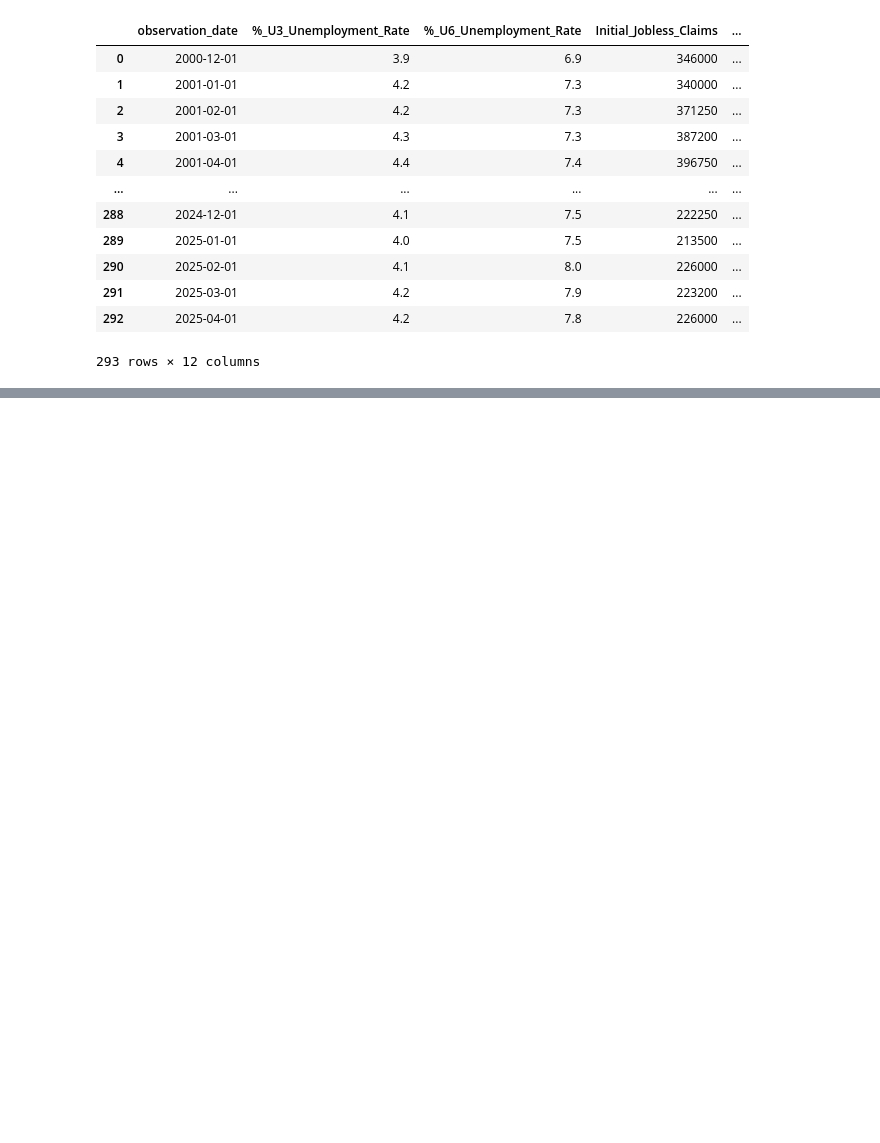
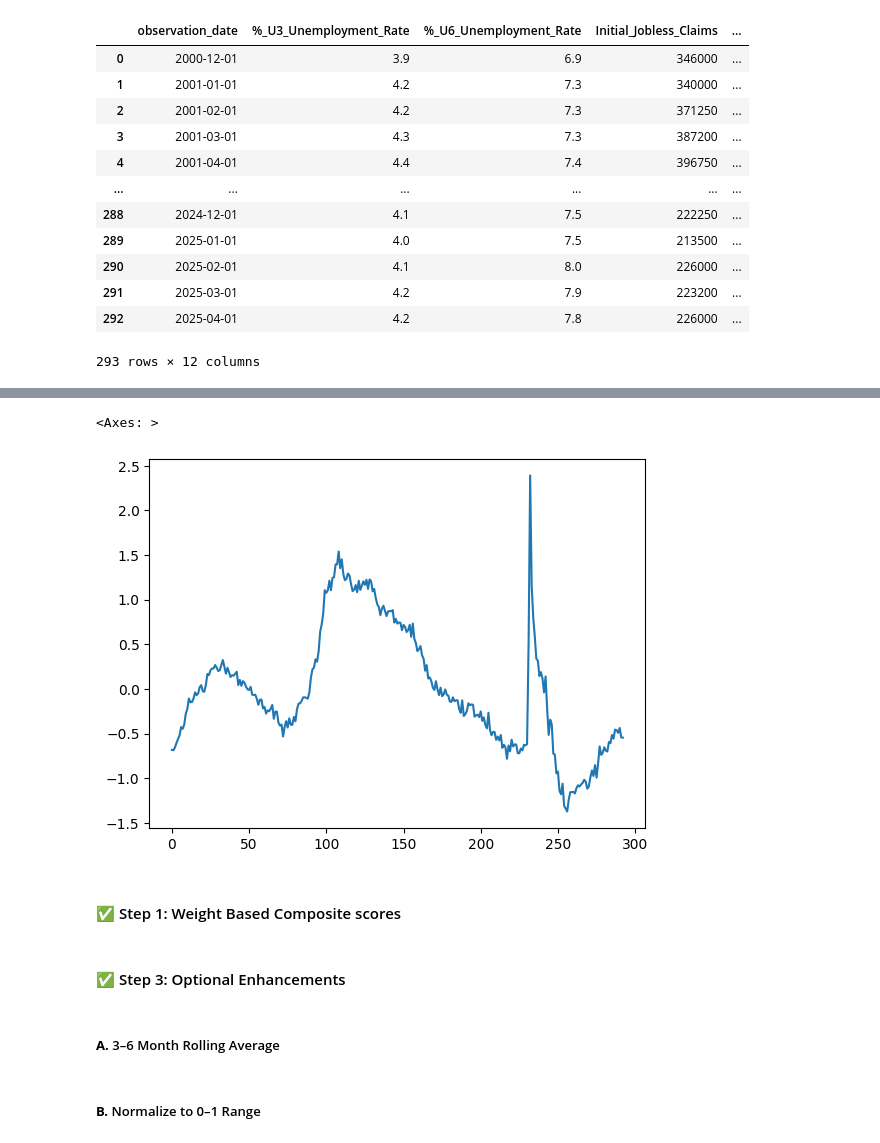
Before and after one commit to Makster04/Labor_Market_Index, a Jupyter notebook: JobMarket.ipynb, the cells around one changed output, grey strips where cells are left out. Saved outputs shown, nothing was run; the diff lists cells and outputs as text; code cells hidden in the pictures; blank space fills up the shorter version.

```diff
--- a/JobMarket.ipynb
+++ b/JobMarket.ipynb
@@ -282,0 +354,20 @@ Index(['observation_date', 'Average_Weekly_Earnings',
+# %%
+from scipy.stats import zscore
+
+# Z-scores for ↑ = more frozen (keep direction as-is)
+Full_Dataset_df['MedianWeeks_z']     = zscore(Full_Dataset_df['Median_Weeks_Unemployed'], nan_policy='omit')
+Full_Dataset_df['U3Rate_z']          = zscore(Full_Dataset_df['%_U3_Unemployment_Rate'], nan_policy='omit')
+Full_Dataset_df['InitialClaims_z']   = zscore(Full_Dataset_df['Initial_Jobless_Claims'], nan_policy='omit')
+Full_Dataset_df['U6_U3_Spread_z']    = zscore(Full_Dataset_df['U6_U3_Spread'], nan_policy='omit')
+
+# Z-scores for ↓ = more frozen (reverse the direction by multiplying by -1)
+Full_Dataset_df['OpeningsPerUnemp_z'] = -1 * zscore(Full_Dataset_df['Openings_Per_Unemployed'], nan_policy='omit')
+Full_Dataset_df['QuitRate_z']         = -1 * zscore(Full_Dataset_df['Quits_Rate'], nan_policy='omit')
+Full_Dataset_df['QuitsToLayoffs_z']   = -1 * zscore(Full_Dataset_df['Quits_to_Layoffs'], nan_policy='omit')
+Full_Dataset_df['PrimeLFPR_z']        = -1 * zscore(Full_Dataset_df['Prime_Age_Labor_Force_Participation_Rate'], nan_policy='omit')
+Full_Dataset_df['PrimeEPOP_z']        = -1 * zscore(Full_Dataset_df['Prime_Age_Employment_to_Population_Ratio'], nan_policy='omit')
+Full_Dataset_df['RealWageGrowth_z']   = -1 * zscore(Full_Dataset_df['RealWageGrowth'], nan_policy='omit')
+Full_Dataset_df['AverageWeeklyHours_z']   = -1 * zscore(Full_Dataset_df['Average_Weekly_Hours'], nan_policy='omit')
+Full_Dataset_df['MedianWage3MMA_z']   = -1 * zscore(Full_Dataset_df['Median_Hourly_Wage_Growth_3MMA'], nan_policy='omit')
+
+Full_Dataset_df
@@ -282,0 +388,9 @@ Index(['observation_date', 'Average_Weekly_Earnings',
+# %%
+z_cols = [col for col in Full_Dataset_df.columns if col.endswith('_z')]
+Full_Dataset_df['Frozen_Index'] = Full_Dataset_df[z_cols].mean(axis=1)
+Full_Dataset_df['Frozen_Index'].plot()
+# %% [output]
+<Axes: >
+[figure, added]
+# %% [markdown]
+#### ✅ Step 1: Weight Based Composite scores
@@ -282,0 +403,4 @@ Index(['observation_date', 'Average_Weekly_Earnings',
+# %% [markdown]
+#### ✅ Step 3: Optional Enhancements
+# %% [markdown]
+##### **A.** 3–6 Month Rolling Average
@@ -282,0 +409,2 @@ Index(['observation_date', 'Average_Weekly_Earnings',
+# %% [markdown]
+##### **B.** Normalize to 0–1 Range
```
Also changed, not shown: parts of 28 cells of this notebook, 3 other files.
